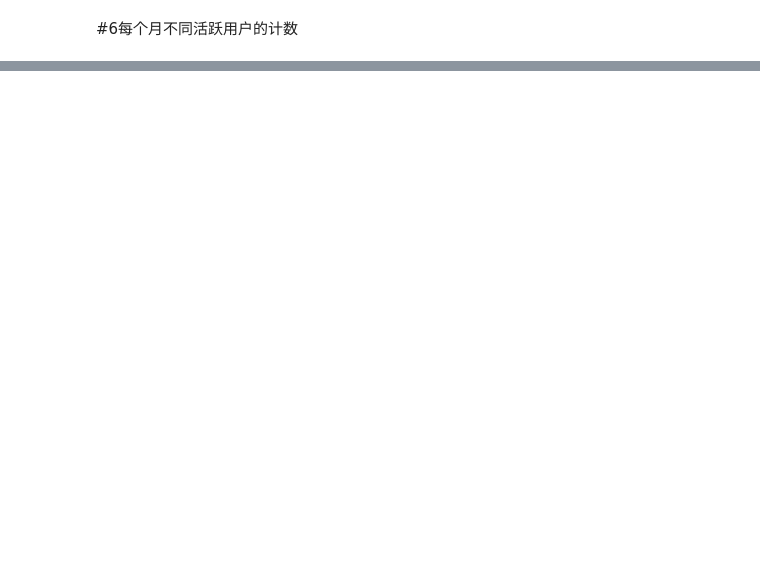
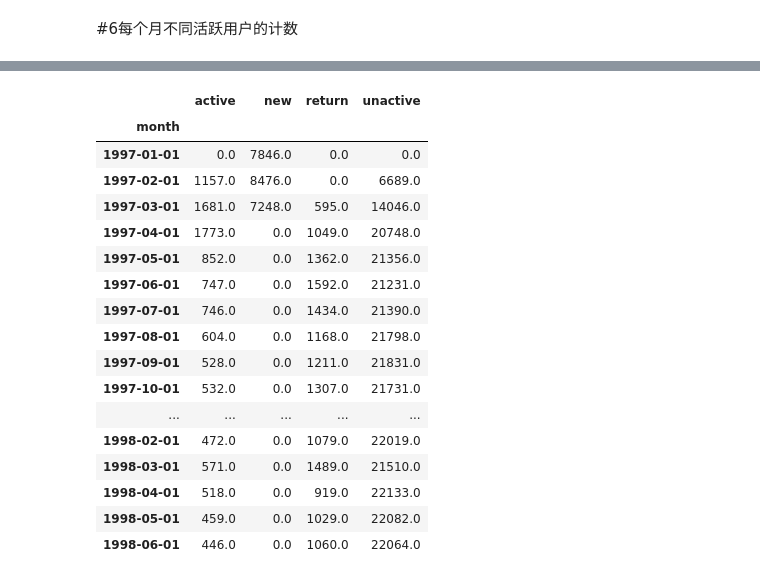
Before and after one commit to heheda10086/-, a Jupyter notebook: 数据综合项目1用户消费者行为分析2020-02-08.ipynb, the cells around one changed output, grey strips where cells are left out. Cells and saved outputs as stored; diff of their text form; code cells hidden in the pictures; blank space fills up the shorter version.

```diff
--- a/数据综合项目1用户消费者行为分析2020-02-08.ipynb
+++ b/数据综合项目1用户消费者行为分析2020-02-08.ipynb
@@ -622,0 +633,23 @@ purchase_status.apply(lambda x: pd.value_counts(x),axis=0).fillna(0)
+# %%
+df_activity=purchase_status.replace('unreg',np.NaN).apply(lambda x: pd.value_counts(x),axis=0)
+# %%
+df_activity.T.fillna(0) #转制
+# %% [output]
+|  | active | new | return | unactive |
+| month |  |  |  |  |
+| 1997-01-01 | 0.0 | 7846.0 | 0.0 | 0.0 |
+| 1997-02-01 | 1157.0 | 8476.0 | 0.0 | 6689.0 |
+| 1997-03-01 | 1681.0 | 7248.0 | 595.0 | 14046.0 |
+| 1997-04-01 | 1773.0 | 0.0 | 1049.0 | 20748.0 |
+| 1997-05-01 | 852.0 | 0.0 | 1362.0 | 21356.0 |
+| 1997-06-01 | 747.0 | 0.0 | 1592.0 | 21231.0 |
+| 1997-07-01 | 746.0 | 0.0 | 1434.0 | 21390.0 |
+| 1997-08-01 | 604.0 | 0.0 | 1168.0 | 21798.0 |
+| 1997-09-01 | 528.0 | 0.0 | 1211.0 | 21831.0 |
+| 1997-10-01 | 532.0 | 0.0 | 1307.0 | 21731.0 |
+| ... | ... | ... | ... | ... |
+| 1998-02-01 | 472.0 | 0.0 | 1079.0 | 22019.0 |
+| 1998-03-01 | 571.0 | 0.0 | 1489.0 | 21510.0 |
+| 1998-04-01 | 518.0 | 0.0 | 919.0 | 22133.0 |
+| 1998-05-01 | 459.0 | 0.0 | 1029.0 | 22082.0 |
+| 1998-06-01 | 446.0 | 0.0 | 1060.0 | 22064.0 |
```
Also changed, not shown: parts of 35 cells of this notebook, 4 other files.
